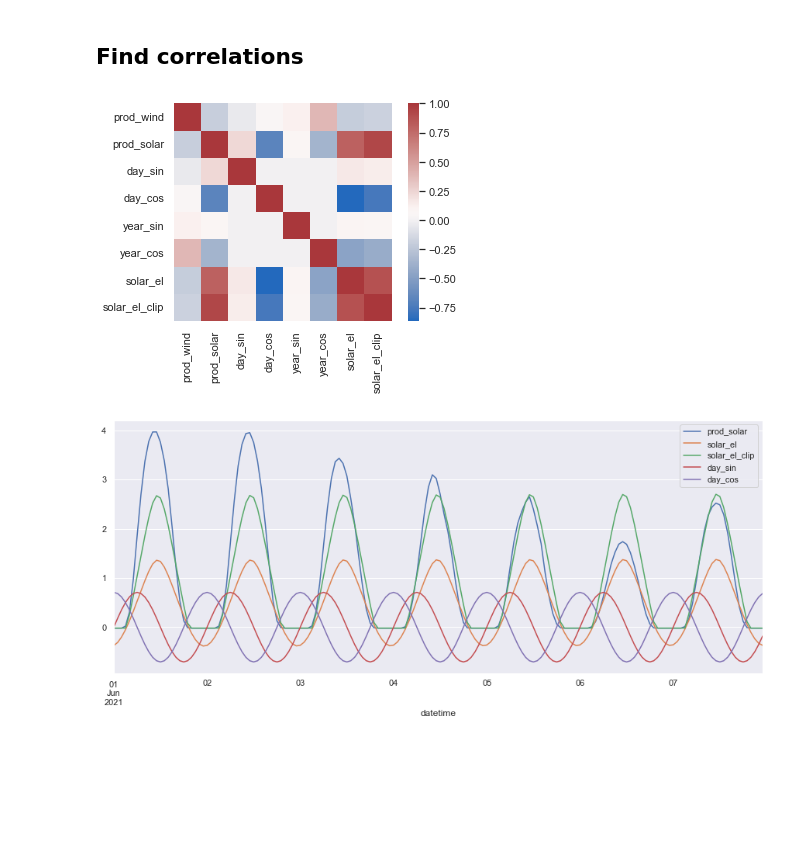
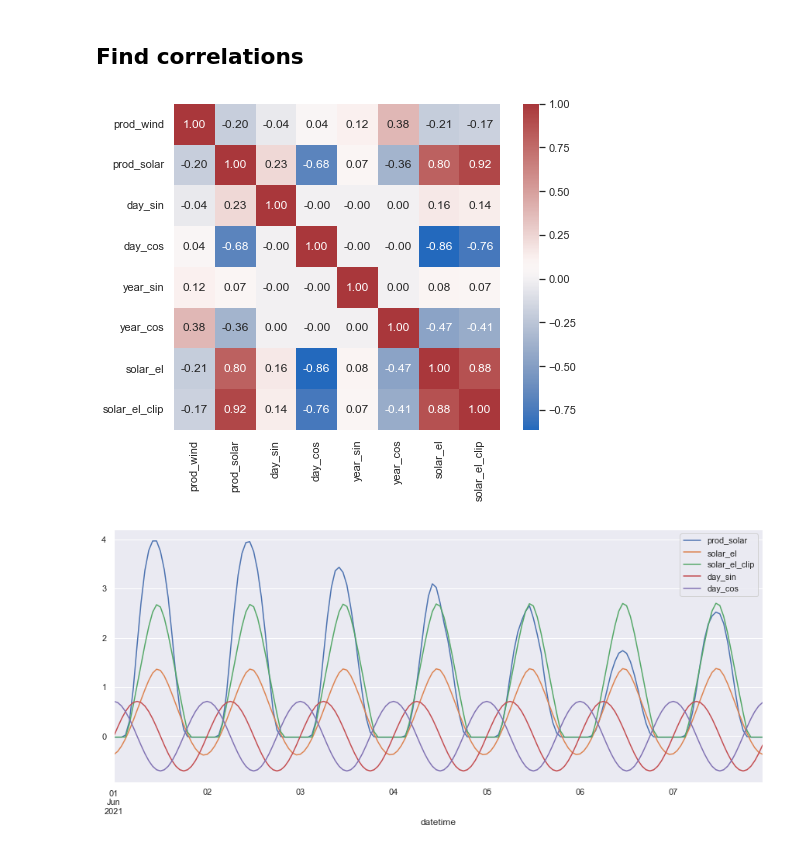
Before and after one commit to sen-leon/Electricity-Prediction, a Jupyter notebook: src/electricity_data_preparation.ipynb, the cells around one changed output. Saved outputs shown, nothing was run; the diff lists cells and outputs as text; code cells hidden in the pictures; blank space fills up the shorter version.

Commit message:
added numbers to correlation plot

```diff
--- a/src/electricity_data_preparation.ipynb
+++ b/src/electricity_data_preparation.ipynb
@@ -12,12 +12,11 @@ sns.set_theme() # Setting seaborn as default style
 # Years of electricity map (EM) data that will be imported
 years = [2020, 2021]
 
-# Features that will be extracted from the EM data
-features = ["power_production_wind_avg",
-            "power_production_solar_avg"]
-# Feature short names that will be used in the final data frame
-short_names = ["prod_wind",
-               "prod_solar"]
+# Features that will be extracted from the EM data and their shorter handel
+features = {
+    "power_production_wind_avg": "prod_wind",
+    "power_production_solar_avg": "prod_solar"
+}
 # %% [markdown]
 ## Import electricity data
 # %%
@@ -65,10 +60,9 @@ No time zone correction of datetime necessary.
 ## Extract relevant features
 # %%
 # extract the relevant data
-df = pd.DataFrame(em, columns=features)
+df = pd.DataFrame(em, columns=features.keys())
 # rename columns
-features_dict = dict(zip(features, short_names))
-df = df.rename(columns=features_dict)
+df = df.rename(columns=features)
 df.head()
 # %% [output]
 |  | prod_wind | prod_solar |
@@ -249,10 +243,11 @@ _ = axes[1].set_xticklabels(df.keys(), rotation=45, ha="right")
 ## Find correlations
 # %%
 corr = df.corr()
+fig, ax = plt.subplots(figsize=(8, 6))
 cmap = sns.color_palette("vlag", as_cmap=True)
-_ = sns.heatmap(corr, cmap=cmap, square=True)
+_ = sns.heatmap(corr, cmap=cmap, annot=True, fmt=".2f", square=True)
 # %% [output]
-[figure, old version]
+[figure, new version]
 # %%
 _ = df_rob.loc["2021-06-01":"2021-06-7"][["prod_solar", "solar_el", "solar_el_clip", "day_sin", "day_cos"]].plot(figsize=(15,6))
 # %% [output]
```
Also changed, not shown: parts of 1 cell of this notebook.
